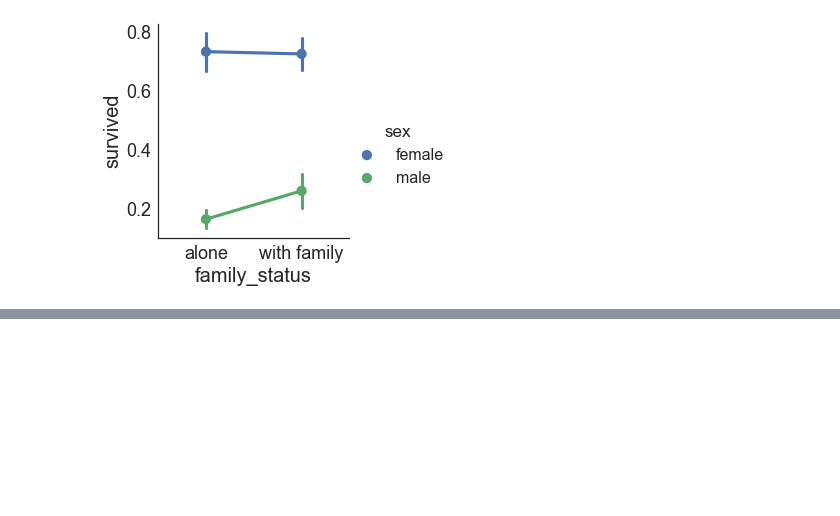
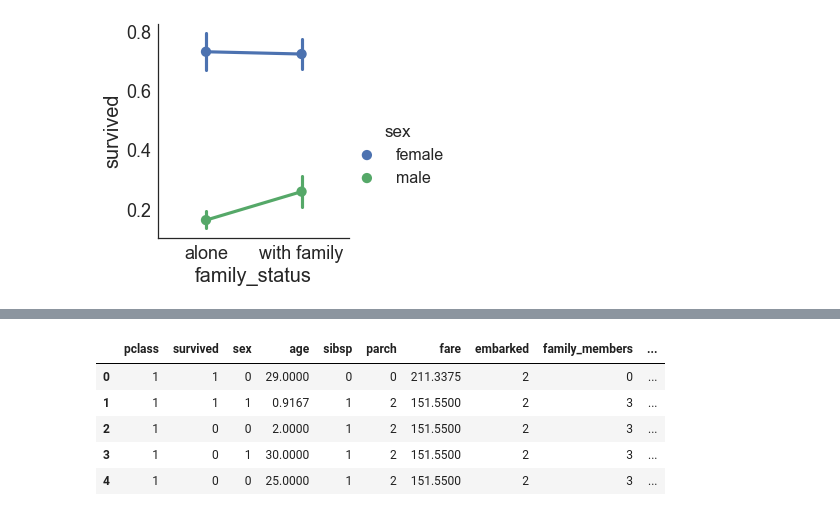
Before and after one commit to marijavlajic/code-university-ml-workshop, a Jupyter notebook: ML Workshop Part 1 - Data Exploration.ipynb, the cells around one changed output, grey strips where cells are left out. Cells and saved outputs as stored; diff of their text form; code cells hidden in the pictures; blank space fills up the shorter version.

```diff
--- a/ML Workshop Part 1 - Data Exploration.ipynb
+++ b/ML Workshop Part 1 - Data Exploration.ipynb
@@ -150,0 +234,5 @@ sns.factorplot('family_status', 'survived', hue = 'sex', data = titanic.sort_val
+# %%
+label_encoder = preprocessing.LabelEncoder()
+titanic['sex'] = label_encoder.fit_transform(titanic['sex'])
+titanic['embarked'] = label_encoder.fit_transform(titanic['embarked'])
+titanic['family_status'] = label_encoder.fit_transform(titanic['family_status'])
@@ -150,0 +241,11 @@ sns.factorplot('family_status', 'survived', hue = 'sex', data = titanic.sort_val
+# %%
+titanic.drop(['name', 'ticket'], axis = 1, inplace = True)
+# %%
+titanic.head()
+# %% [output]
+|  | pclass | survived | sex | age | sibsp | parch | fare | embarked | family_members | ... |
+| 0 | 1 | 1 | 0 | 29.0000 | 0 | 0 | 211.3375 | 2 | 0 | ... |
+| 1 | 1 | 1 | 1 | 0.9167 | 1 | 2 | 151.5500 | 2 | 3 | ... |
+| 2 | 1 | 0 | 0 | 2.0000 | 1 | 2 | 151.5500 | 2 | 3 | ... |
+| 3 | 1 | 0 | 1 | 30.0000 | 1 | 2 | 151.5500 | 2 | 3 | ... |
+| 4 | 1 | 0 | 0 | 25.0000 | 1 | 2 | 151.5500 | 2 | 3 | ... |
```
Also changed, not shown: parts of 24 cells of this notebook.
